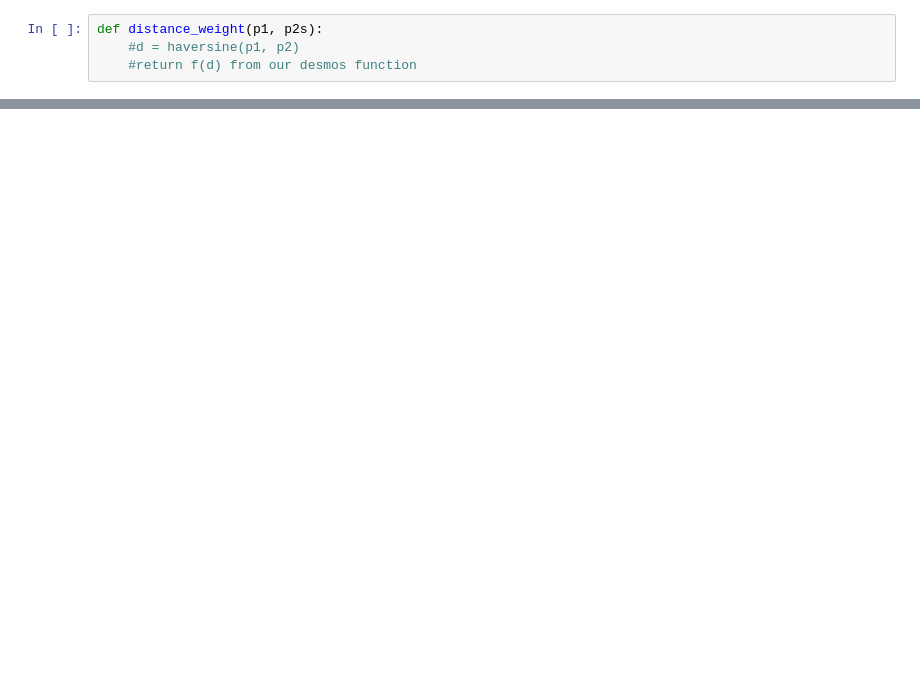
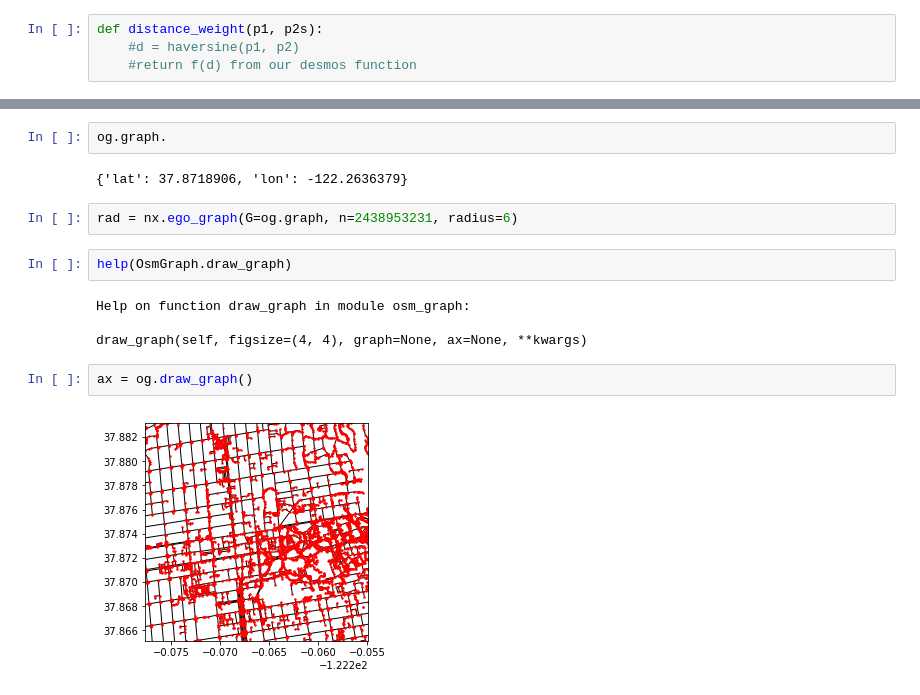
Before and after one commit to ritvik-iyer/Cal-Crime, a Jupyter notebook: Anav_Notebook.ipynb, the cells around one changed output, grey strips where cells are left out. Drawn from its saved outputs; the diff is of its cells as text; blank space fills up the shorter version.

```diff
--- a/Anav_Notebook.ipynb
+++ b/Anav_Notebook.ipynb
@@ -123,0 +188,16 @@ def distance_weight(p1, p2s):
+# %%
+og.graph.
+# %% [output]
+{'lat': 37.8718906, 'lon': -122.2636379}
+# %%
+rad = nx.ego_graph(G=og.graph, n=2438953231, radius=6)
+# %%
+help(OsmGraph.draw_graph)
+# %% [output]
+Help on function draw_graph in module osm_graph:
+
+draw_graph(self, figsize=(4, 4), graph=None, ax=None, **kwargs)
+# %%
+ax = og.draw_graph()
+# %% [output]
+[figure, added]
```
Also changed, not shown: parts of 14 cells of this notebook.
